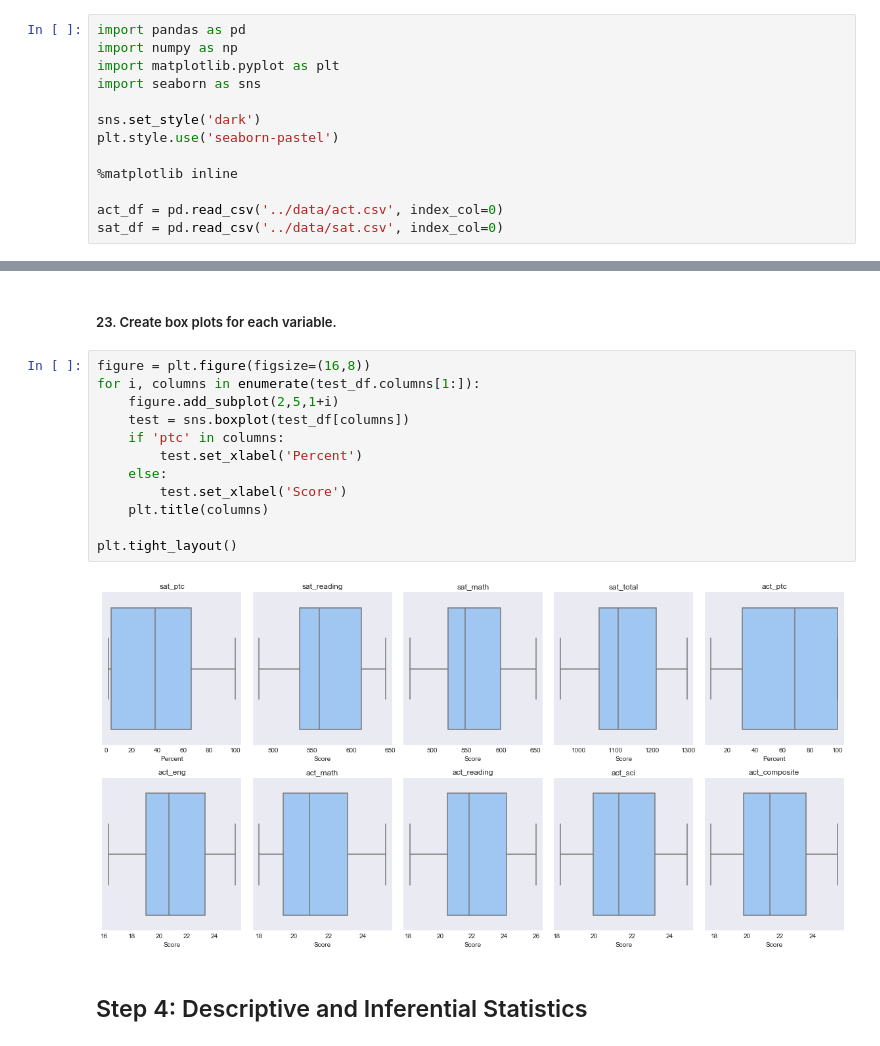
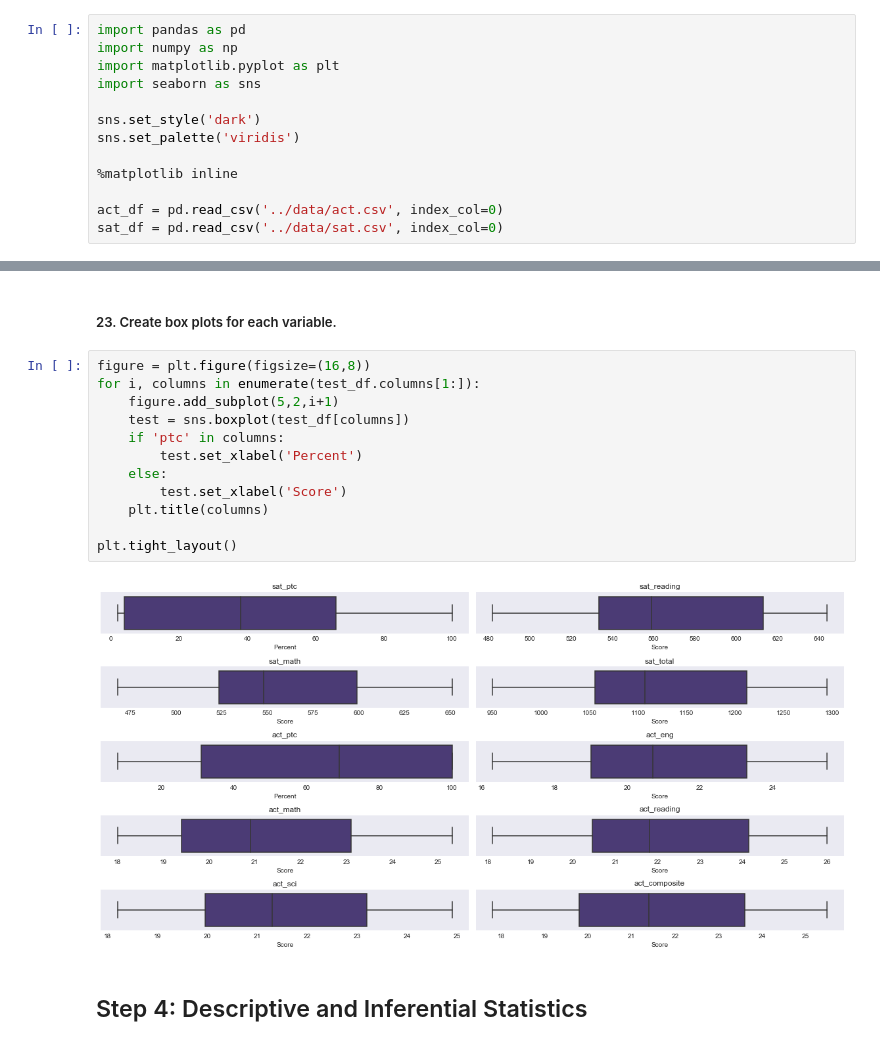
Before and after one commit to gd32/test_scores_statistics, a Jupyter notebook: notebooks/01_Data_Visualization_and_Summary.ipynb, the cells around one changed output, grey strips where cells are left out. Drawn from its saved outputs; the diff is of its cells as text.

```diff
--- a/notebooks/01_Data_Visualization_and_Summary.ipynb
+++ b/notebooks/01_Data_Visualization_and_Summary.ipynb
@@ -11,7 +11,7 @@ import matplotlib.pyplot as plt
 import seaborn as sns
 
 sns.set_style('dark')
-plt.style.use('seaborn-pastel')
+sns.set_palette('viridis')
 
 %matplotlib inline
 
@@ -477,17 +455,17 @@ Interestingly, SAT participation and ACT composite score had a slight positive c
 # %%
 figure = plt.figure(figsize=(16,8))
 for i, columns in enumerate(test_df.columns[1:]):
-    figure.add_subplot(2,5,1+i)
+    figure.add_subplot(5,2,i+1)
     test = sns.boxplot(test_df[columns])
     if 'ptc' in columns:
         test.set_xlabel('Percent')
     else:
         test.set_xlabel('Score')
     plt.title(columns)
 
 plt.tight_layout()
 # %% [output]
-[figure, old version]
+[figure, new version]
 # %% [markdown]
 ## Step 4: Descriptive and Inferential Statistics
 # %% [markdown]
```
Also changed, not shown: parts of 9 cells of this notebook, 1 other file.
